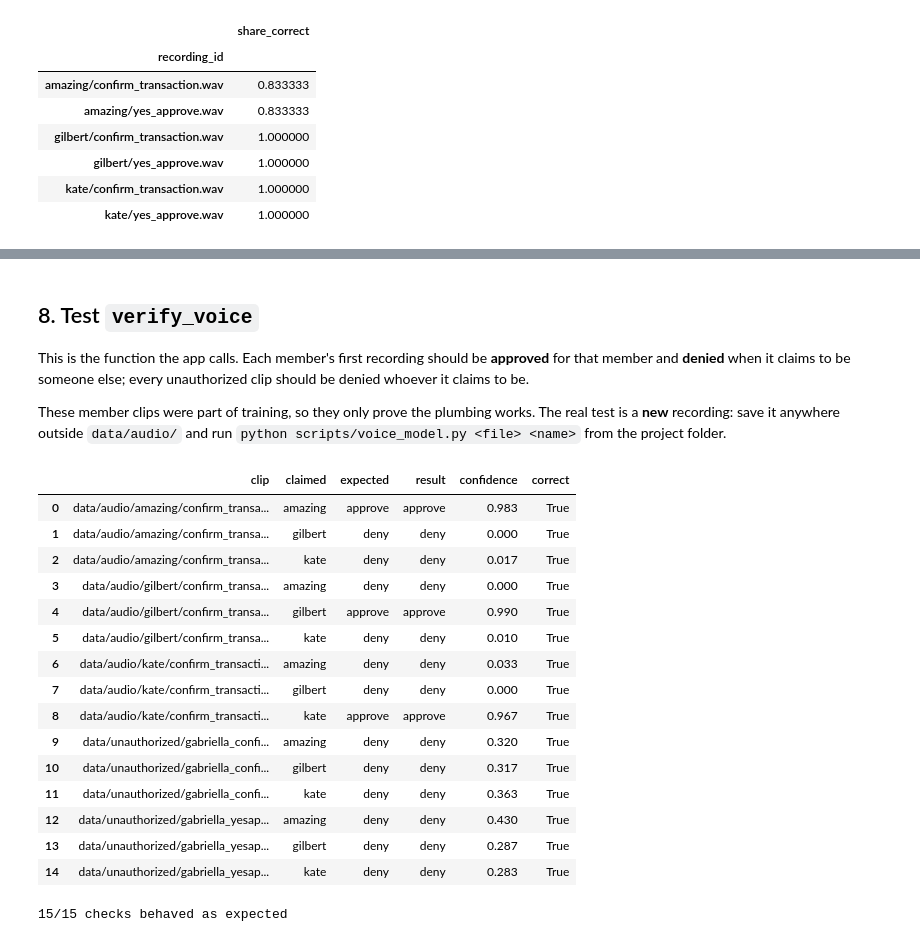
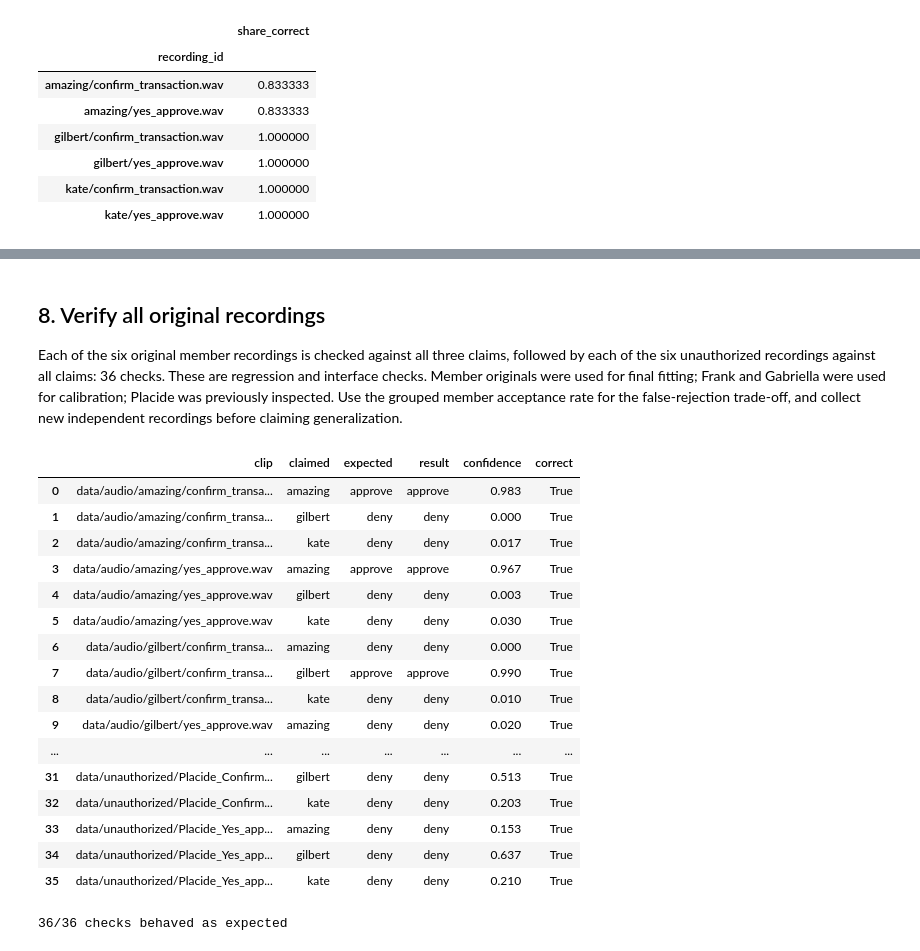
Before and after one commit to gilbmura/dataPreProcessing, a Jupyter notebook: notebooks/03_audio.ipynb, the cells around one changed output, grey strips where cells are left out. Drawn from its saved outputs; the diff is of its cells as text; code cells hidden in the pictures.

```diff
--- a/notebooks/03_audio.ipynb
+++ b/notebooks/03_audio.ipynb
@@ -187,6 +191,13 @@ if ONE_TAKE:
 
 print(f"\n{len(recordings)} recordings from {len(MEMBERS)} members: {', '.join(MEMBERS)}")
 print(f"{len(unauthorized)} unauthorized clip(s)")
+# Fixed person-level split before fitting: Placide is never used to tune the threshold.
+CALIBRATION_PEOPLE = {'frank', 'gabriella'}
+TEST_PEOPLE = {'placide'}
+unauthorized['person'] = unauthorized['path'].map(lambda p: p.stem.split('_')[0].lower())
+assert set(unauthorized['person']) == CALIBRATION_PEOPLE | TEST_PEOPLE
+unauthorized['split'] = unauthorized['person'].map(lambda name: 'test' if name in TEST_PEOPLE else 'calibration')
+display(unauthorized[['person', 'split', 'path']])
 # %% [output]
 | phrase | yes_approve | confirm_transaction |
 | member |  |  |
@@ -468,6 +486,12 @@ for rid, versions in augmented_unauthorized.items():
                      "augmentation": aug, "authorized": False, **vm.extract_features(y, SR)})
 
 features = pd.DataFrame(rows)
+features['split'] = features.apply(lambda row: 'member' if row['authorized'] else
+    ('test' if Path(row['recording_id']).name.split('_')[0].lower() in TEST_PEOPLE else 'calibration'), axis=1)
+features['person'] = features.apply(lambda row: row['member'] if row['authorized'] else Path(row['recording_id']).name.split('_')[0].lower(), axis=1)
+for idx in features.index[~features['authorized']]:
+    filename = features.at[idx, 'recording_id'].lower()
+    features.at[idx, 'phrase'] = 'confirm_transaction' if 'confirm' in filename else 'yes_approve'
 features.to_csv(FEATURES_CSV, index=False)
 print(f"Saved {rel(FEATURES_CSV)}: {features.shape[0]} rows x {features.shape[1]} columns "
       f"({len(vm.FEATURE_COLUMNS)} features)")
@@ -736,53 +759,53 @@ Saved models/voice_model.pkl (Random Forest, threshold 0.50)
 # %% [markdown]
-## 8. Test `verify_voice`
+## 8. Verify all original recordings
 
-This is the function the app calls. Each member's first recording should be
-**approved** for that member and **denied** when it claims to be someone else;
-every unauthorized clip should be denied whoever it claims to be.
-
-These member clips were part of training, so they only prove the plumbing works.
-The real test is a **new** recording: save it anywhere outside `data/audio/` and run
-`python scripts/voice_model.py <file> <name>` from the project folder.
+Each of the six original member recordings is checked against all three claims,
+followed by each of the six unauthorized recordings against all claims: 36 checks.
+These are regression and interface checks. Member originals were used for final fitting;
+Frank and Gabriella were used for calibration; Placide was previously inspected.
+Use the grouped member acceptance rate for the false-rejection trade-off, and collect
+new independent recordings before claiming generalization.
 # %%
 checks = []
 first_takes = recordings.sort_values("take").drop_duplicates("member").set_index("member")["path"]
-for member in CLASSES:
-    path = first_takes[member]
+for recording in recordings.itertuples():
+    member, path = recording.member, recording.path
     for claim in CLASSES:
         approved, confidence = vm.verify_voice(path, claim, MODEL_PATH)
         checks.append({"clip": rel(path), "claimed": claim,
                        "expected": "approve" if claim == member else "deny",
                        "result": "approve" if approved else "deny",
                        "confidence": round(confidence, 3)})
 for path in unauthorized["path"] if not unauthorized.empty else []:
     for claim in CLASSES:
         approved, confidence = vm.verify_voice(path, claim, MODEL_PATH)
         checks.append({"clip": rel(path), "claimed": claim, "expected": "deny",
                        "result": "approve" if approved else "deny",
                        "confidence": round(confidence, 3)})
 
 checks = pd.DataFrame(checks)
 checks["correct"] = checks["expected"] == checks["result"]
 display(checks)
 print(f"{checks['correct'].sum()}/{len(checks)} checks behaved as expected")
 # %% [output]
 |  | clip | claimed | expected | result | confidence | correct |
 | 0 | data/audio/amazing/confirm_transa... | amazing | approve | approve | 0.983 | True |
 | 1 | data/audio/amazing/confirm_transa... | gilbert | deny | deny | 0.000 | True |
 | 2 | data/audio/amazing/confirm_transa... | kate | deny | deny | 0.017 | True |
-| 3 | data/audio/gilbert/confirm_transa... | amazing | deny | deny | 0.000 | True |
-| 4 | data/audio/gilbert/confirm_transa... | gilbert | approve | approve | 0.990 | True |
-| 5 | data/audio/gilbert/confirm_transa... | kate | deny | deny | 0.010 | True |
-| 6 | data/audio/kate/confirm_transacti... | amazing | deny | deny | 0.033 | True |
-| 7 | data/audio/kate/confirm_transacti... | gilbert | deny | deny | 0.000 | True |
-| 8 | data/audio/kate/confirm_transacti... | kate | approve | approve | 0.967 | True |
-| 9 | data/unauthorized/gabriella_confi... | amazing | deny | deny | 0.320 | True |
-| 10 | data/unauthorized/gabriella_confi... | gilbert | deny | deny | 0.317 | True |
-| 11 | data/unauthorized/gabriella_confi... | kate | deny | deny | 0.363 | True |
-| 12 | data/unauthorized/gabriella_yesap... | amazing | deny | deny | 0.430 | True |
-| 13 | data/unauthorized/gabriella_yesap... | gilbert | deny | deny | 0.287 | True |
-| 14 | data/unauthorized/gabriella_yesap... | kate | deny | deny | 0.283 | True |
+| 3 | data/audio/amazing/yes_approve.wav | amazing | approve | approve | 0.967 | True |
+| 4 | data/audio/amazing/yes_approve.wav | gilbert | deny | deny | 0.003 | True |
+| 5 | data/audio/amazing/yes_approve.wav | kate | deny | deny | 0.030 | True |
+| 6 | data/audio/gilbert/confirm_transa... | amazing | deny | deny | 0.000 | True |
+| 7 | data/audio/gilbert/confirm_transa... | gilbert | approve | approve | 0.990 | True |
+| 8 | data/audio/gilbert/confirm_transa... | kate | deny | deny | 0.010 | True |
+| 9 | data/audio/gilbert/yes_approve.wav | amazing | deny | deny | 0.020 | True |
+| ... | ... | ... | ... | ... | ... | ... |
+| 31 | data/unauthorized/Placide_Confirm... | gilbert | deny | deny | 0.513 | True |
+| 32 | data/unauthorized/Placide_Confirm... | kate | deny | deny | 0.203 | True |
+| 33 | data/unauthorized/Placide_Yes_app... | amazing | deny | deny | 0.153 | True |
+| 34 | data/unauthorized/Placide_Yes_app... | gilbert | deny | deny | 0.637 | True |
+| 35 | data/unauthorized/Placide_Yes_app... | kate | deny | deny | 0.210 | True |
-15/15 checks behaved as expected
+36/36 checks behaved as expected
 # %%
 # The same check from a terminal, as the app or a teammate would run it
 demo_member = CLASSES[0]
```
Also changed, not shown: parts of 13 cells of this notebook, 2 other files.
